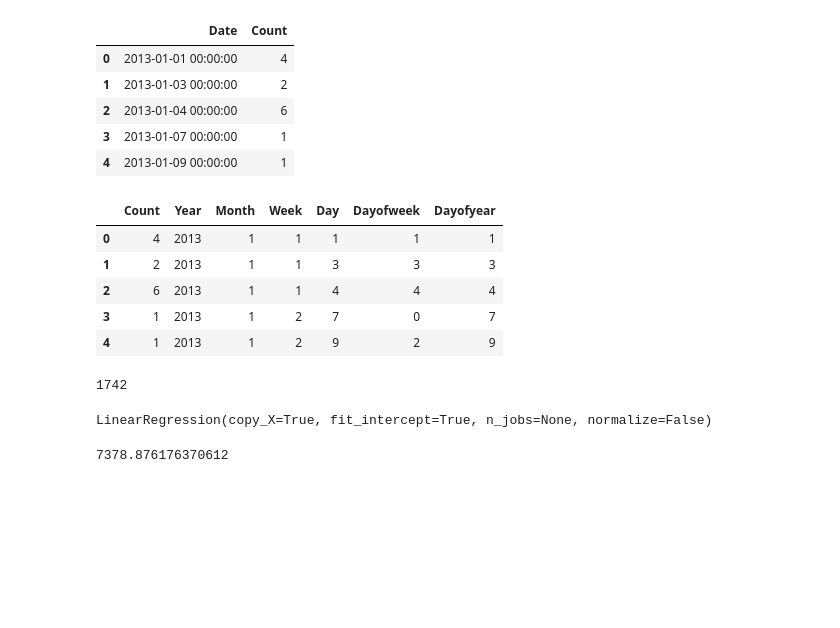
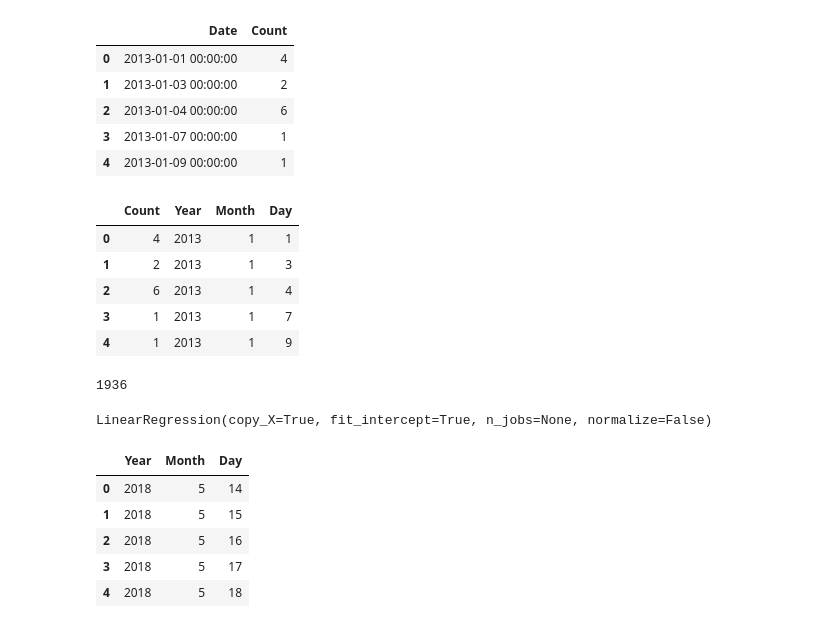
Before and after one commit to SethiPawandeep/eTaal-Predictive-Analysis, a Jupyter notebook: Linear Regression.ipynb, the cells around one changed output. Saved outputs shown, nothing was run; the diff lists cells and outputs as text; code cells hidden in the pictures; blank space fills up the shorter version.

```diff
--- a/Linear Regression.ipynb
+++ b/Linear Regression.ipynb
@@ -64,19 +61,19 @@ new_data.head()
 from fastai.tabular import  add_datepart
 # %%
 add_datepart(new_data, 'Date')
-new_data.drop(['Elapsed', 'Is_month_end', 'Is_month_start', 'Is_quarter_end', 'Is_quarter_start', 'Is_year_end', 'Is_year_start'], axis=1, inplace=True)
+new_data.drop(['Dayofyear', 'Dayofweek', 'Elapsed', 'Is_quarter_end', 'Week', 'Is_month_end', 'Is_month_start', 'Is_quarter_start', 'Is_year_end', 'Is_year_start'], axis=1, inplace=True)
 new_data.head()
 # %% [output]
-|  | Count | Year | Month | Week | Day | Dayofweek | Dayofyear |
-| 0 | 4 | 2013 | 1 | 1 | 1 | 1 | 1 |
-| 1 | 2 | 2013 | 1 | 1 | 3 | 3 | 3 |
-| 2 | 6 | 2013 | 1 | 1 | 4 | 4 | 4 |
-| 3 | 1 | 2013 | 1 | 2 | 7 | 0 | 7 |
-| 4 | 1 | 2013 | 1 | 2 | 9 | 2 | 9 |
+|  | Count | Year | Month | Day |
+| 0 | 4 | 2013 | 1 | 1 |
+| 1 | 2 | 2013 | 1 | 3 |
+| 2 | 6 | 2013 | 1 | 4 |
+| 3 | 1 | 2013 | 1 | 7 |
+| 4 | 1 | 2013 | 1 | 9 |
 # %%
-train_size = int(0.90 * len(new_data))
+train_size = len(new_data)
 print(train_size)
 # %% [output]
-1742
+1936
 # %%
 train = new_data[:train_size]
@@ -93,10 +85,20 @@ model = LinearRegression()
 model.fit(x_train, y_train)
 # %% [output]
 LinearRegression(copy_X=True, fit_intercept=True, n_jobs=None, normalize=False)
-# %%
-import numpy as np
-predictions = model.predict(x_test)
-rms=np.sqrt(np.mean(np.power((np.array(y_test)-np.array(predictions)),2)))
-print(rms)
-# %% [output]
-7378.876176370612
+# %%
+from datetime import datetime, timedelta
+
+test = pd.date_range('2018-05-14', '2019-05-14', freq='D')
+test = pd.DataFrame(test, columns=['Date'])
+test_date = pd.date_range('2018-05-14', '2019-05-14', freq='D')
+test_date = pd.DataFrame(test, columns=['Date'])
+add_datepart(test, 'Date')
+test.drop(['Dayofyear', 'Dayofweek', 'Elapsed', 'Is_quarter_end', 'Week', 'Is_month_end', 'Is_month_start', 'Is_quarter_start', 'Is_year_end', 'Is_year_start'], axis=1, inplace=True)
+test.head()
+# %% [output]
+|  | Year | Month | Day |
+| 0 | 2018 | 5 | 14 |
+| 1 | 2018 | 5 | 15 |
+| 2 | 2018 | 5 | 16 |
+| 3 | 2018 | 5 | 17 |
+| 4 | 2018 | 5 | 18 |
```
Also changed, not shown: parts of 4 cells of this notebook.
